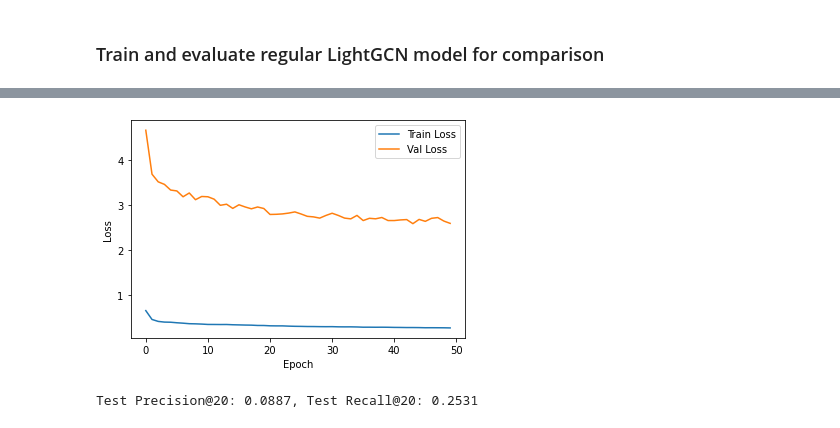
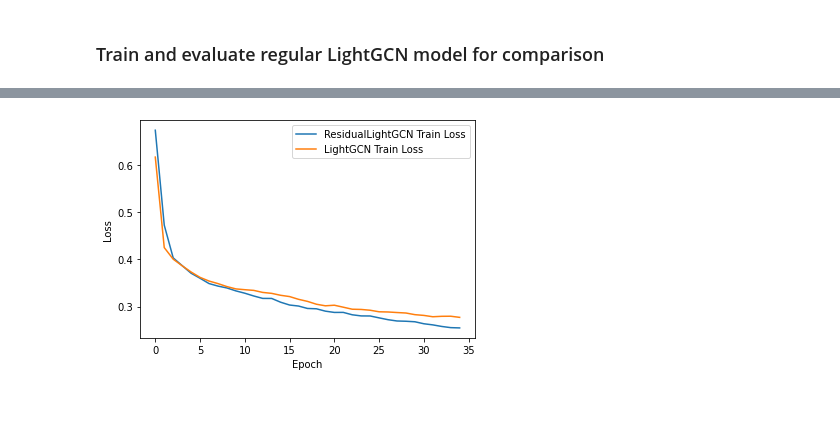
Before and after one commit to Matthijs-Vossen/ResidualLightGCN, a Jupyter notebook: ResidualLightGCN.ipynb, the cells around one changed output, grey strips where cells are left out. Drawn from its saved outputs; the diff is of its cells as text; code cells hidden in the pictures.

Commit message:
Removed train/val/test split again
This version still includes both the ResLightGCN and LightGCN models, it appears ResLightGCN still slightly outperforms LightGCN

```diff
--- a/ResidualLightGCN.ipynb
+++ b/ResidualLightGCN.ipynb
@@ -475,32 +401,0 @@ def test_LightGCN(edge_index, k: int):
-# %%
-patience = 10  # Number of epochs to wait for improvement
-best_val_recall = 0
-best_epoch = 0
-patience_counter = 0
-best_model_path_LightGCN = 'best_model_LightGCN.pth'
-
-train_losses_LightGCN = []
-val_losses_LightGCN = []
-
-for epoch in range(1, n_epochs + 1):
-    loss = train_LightGCN()
-    val_loss, val_precision, val_recall = test_LightGCN(val_edge_index, k=20)
-    print(f'Epoch: {epoch:03d}, Train Loss: {loss:.4f}, Val Precision@20: '
-          f'{val_precision:.4f}, Val Recall@20: {val_recall:.4f}, '
-          f'Val Loss: {val_loss:.4f}')
-
-    train_losses_LightGCN.append(loss)
-    val_losses_LightGCN.append(val_loss)
-
-    # Early stopping logic
-    if val_recall > best_val_recall:
-        best_val_recall = val_recall
-        best_epoch = epoch
-        patience_counter = 0
-        torch.save(model.state_dict(), best_model_path)
-    else:
-        patience_counter += 1
-
-    if patience_counter >= patience:
-        print(f'Early stopping at epoch {epoch}. Best epoch: {best_epoch} with Val Recall@20: {best_val_recall:.4f}')
-        break
@@ -520,0 +402,9 @@ Epoch: 012, Train Loss: 0.3387, Val Precision@20: 0.0788, Val Recall@20: 0.2269,
+# %%
+losses_LightGCN = []
+
+for epoch in range(1, n_epochs + 1):
+    loss = train_LightGCN()
+    precision, recall = test_LightGCN(k=20)
+    print(f'Epoch: {epoch:03d}, Train Loss: {loss:.4f}, Precision@20: '
+          f'{precision:.4f}, Recall@20: {recall:.4f}, ')
+    losses_LightGCN.append(loss)
@@ -521,17 +425,11 @@ Epoch: 012, Train Loss: 0.3387, Val Precision@20: 0.0788, Val Recall@20: 0.2269,
 # %%
 import matplotlib.pyplot as plt
 
-plt.plot(train_losses_LightGCN, label='Train Loss')
-plt.plot(val_losses_LightGCN, label='Val Loss')
+plt.plot(losses, label='ResidualLightGCN Train Loss')
+plt.plot(losses_LightGCN, label='LightGCN Train Loss')
 plt.xlabel('Epoch')
 plt.ylabel('Loss')
 plt.legend()
 plt.show()
 # %% [output]
-[figure, old version]
+[figure, new version]
-# %%
-model.load_state_dict(torch.load(best_model_path_LightGCN))
-test_loss, test_precision, test_recall = test_LightGCN(test_edge_index, k=20)
-print(f'Test Precision@20: {test_precision:.4f}, Test Recall@20: {test_recall:.4f}')
-# %% [output]
-Test Precision@20: 0.0887, Test Recall@20: 0.2531
```
Also changed, not shown: parts of 10 cells of this notebook.
